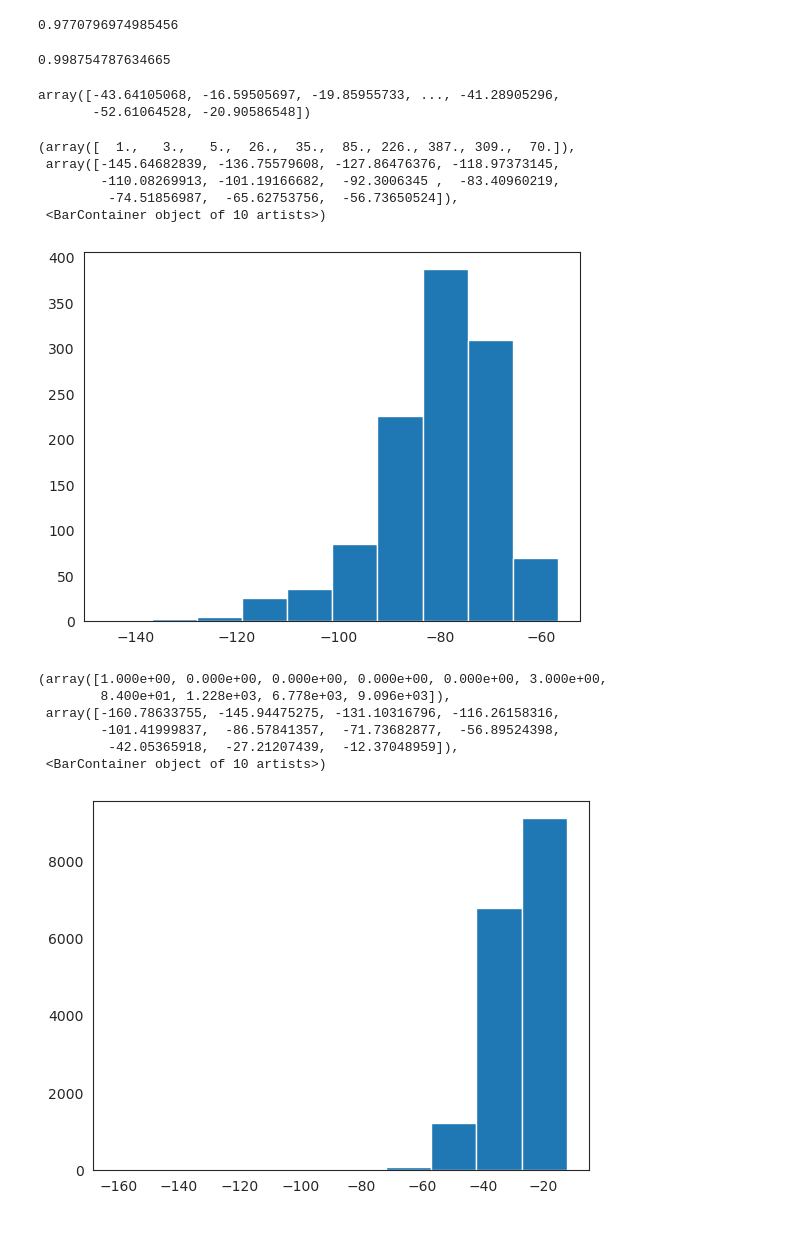
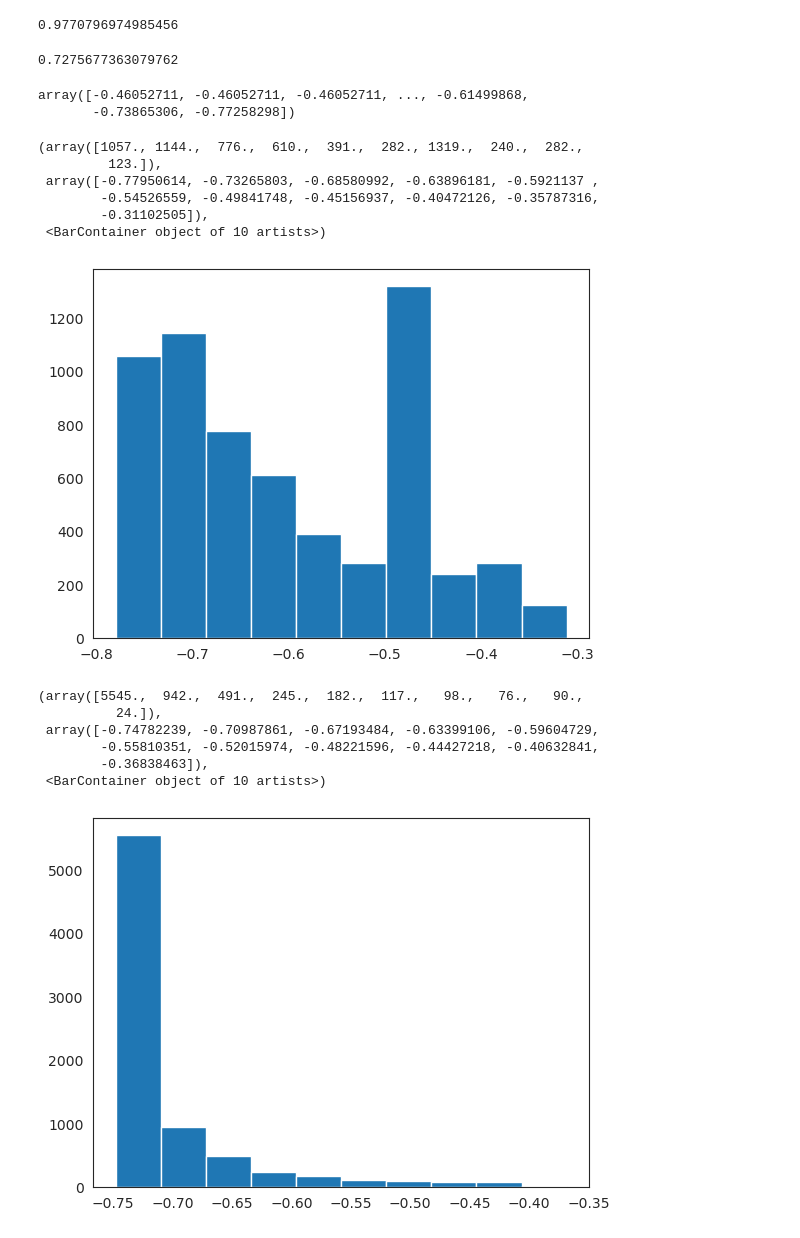
Before and after one commit to lilianmarey/nlp_ood_detection, a Jupyter notebook: papier_1/classifer_nb.ipynb, the cells around one changed output. Cells and saved outputs as stored; diff of their text form; code cells hidden in the pictures.

```diff
--- a/papier_1/classifer_nb.ipynb
+++ b/papier_1/classifer_nb.ipynb
@@ -136,34 +127,35 @@ grid_search.best_score_
 # %% [output]
 0.9770796974985456
 # %%
- clf = OODDetector(similarity='mahalanobis', tau=1, base_distribution=train_distrib[1]).fit()
+ clf = OODDetector(similarity='wass2unif', tau=1).fit()
 # %%
 from sklearn.metrics import roc_auc_score
 # %%
-roc_auc_score(y_1, np.abs(clf.predict_proba(X_1)))
+roc_auc_score(y_, clf.predict_proba(X_attn))
 # %% [output]
-0.998754787634665
+0.7275677363079762
 # %%
-clf.predict_proba(X_0)
+clf.predict_proba(X_attn)
 # %% [output]
-array([-43.64105068, -16.59505697, -19.85955733, ..., -41.28905296,
-       -52.61064528, -20.90586548])
+array([-0.46052711, -0.46052711, -0.46052711, ..., -0.61499868,
+       -0.73865306, -0.77258298])
 # %%
-plt.hist(clf._compute_sim(ood_distrib[0]))
+plt.hist(clf._compute_sim(attn_ood_distrib[1]))
 # %% [output]
-(array([  1.,   3.,   5.,  26.,  35.,  85., 226., 387., 309.,  70.]),
- array([-145.64682839, -136.75579608, -127.86476376, -118.97373145,
-        -110.08269913, -101.19166682,  -92.3006345 ,  -83.40960219,
-         -74.51856987,  -65.62753756,  -56.73650524]),
+(array([1057., 1144.,  776.,  610.,  391.,  282., 1319.,  240.,  282.,
+         123.]),
+ array([-0.77950614, -0.73265803, -0.68580992, -0.63896181, -0.5921137 ,
+        -0.54526559, -0.49841748, -0.45156937, -0.40472126, -0.35787316,
+        -0.31102505]),
  <BarContainer object of 10 artists>)
-[figure, old version]
+[figure, new version]
 # %%
-plt.hist(clf._compute_sim(test_distrib[0]))
+plt.hist(clf._compute_sim(attn_test_distrib[1]))
 # %% [output]
-(array([1.000e+00, 0.000e+00, 0.000e+00, 0.000e+00, 0.000e+00, 3.000e+00,
-        8.400e+01, 1.228e+03, 6.778e+03, 9.096e+03]),
- array([-160.78633755, -145.94475275, -131.10316796, -116.26158316,
-        -101.41999837,  -86.57841357,  -71.73682877,  -56.89524398,
-         -42.05365918,  -27.21207439,  -12.37048959]),
+(array([5545.,  942.,  491.,  245.,  182.,  117.,   98.,   76.,   90.,
+          24.]),
+ array([-0.74782239, -0.70987861, -0.67193484, -0.63399106, -0.59604729,
+        -0.55810351, -0.52015974, -0.48221596, -0.44427218, -0.40632841,
+        -0.36838463]),
  <BarContainer object of 10 artists>)
-[figure, old version]
+[figure, new version]
```
Also changed, not shown: parts of 8 cells of this notebook, 2 other files.
